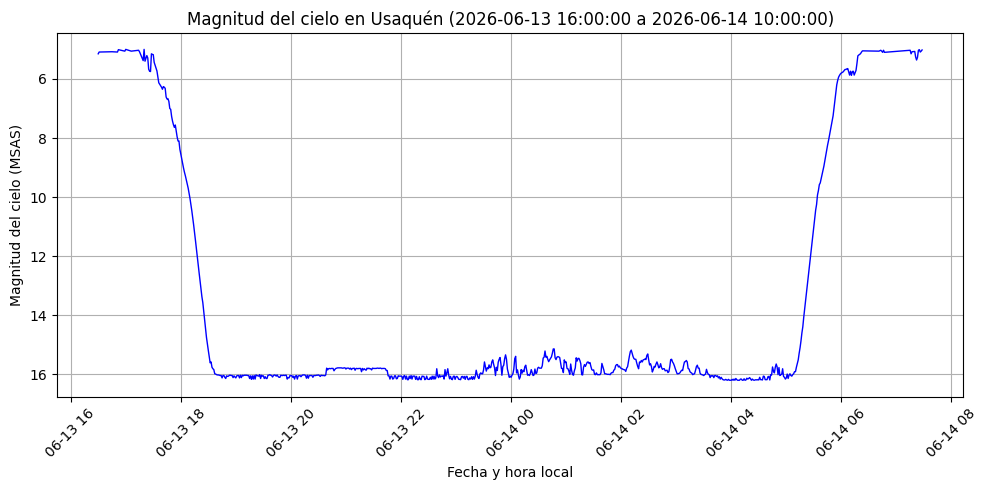
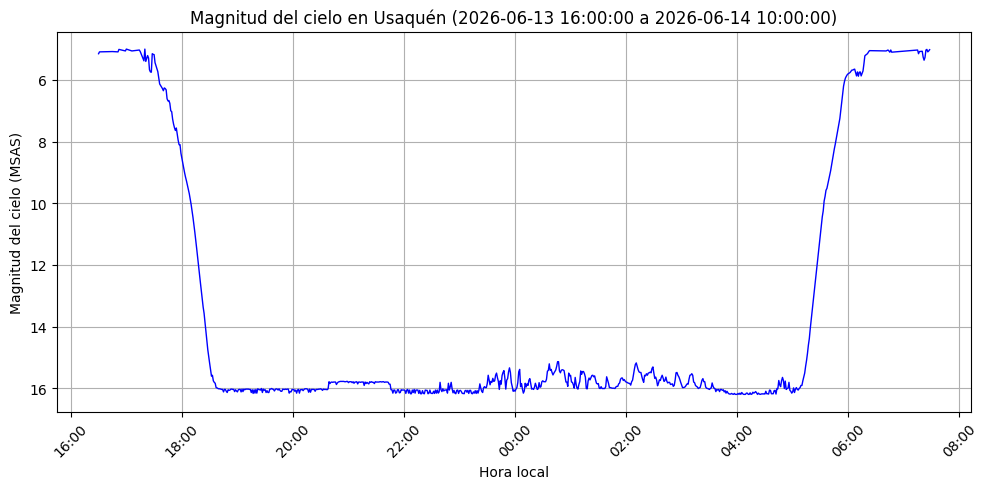
The change to this notebook cell's code, shown as a diff; its figure went from the first image to the second:
--- before
+++ after
@@ -33,7 +33,8 @@
     )
 
-    plt.xlabel("Fecha y hora local")
+    plt.xlabel("Hora local")
     plt.ylabel("Magnitud del cielo (MSAS)")
     plt.title(f"Magnitud del cielo en Usaquén ({inicio} a {fin})")
+    plt.gca().xaxis.set_major_formatter(mdates.DateFormatter("%H:%M"))
     plt.xticks(rotation=45)
 

Commit: first 3 days graphics